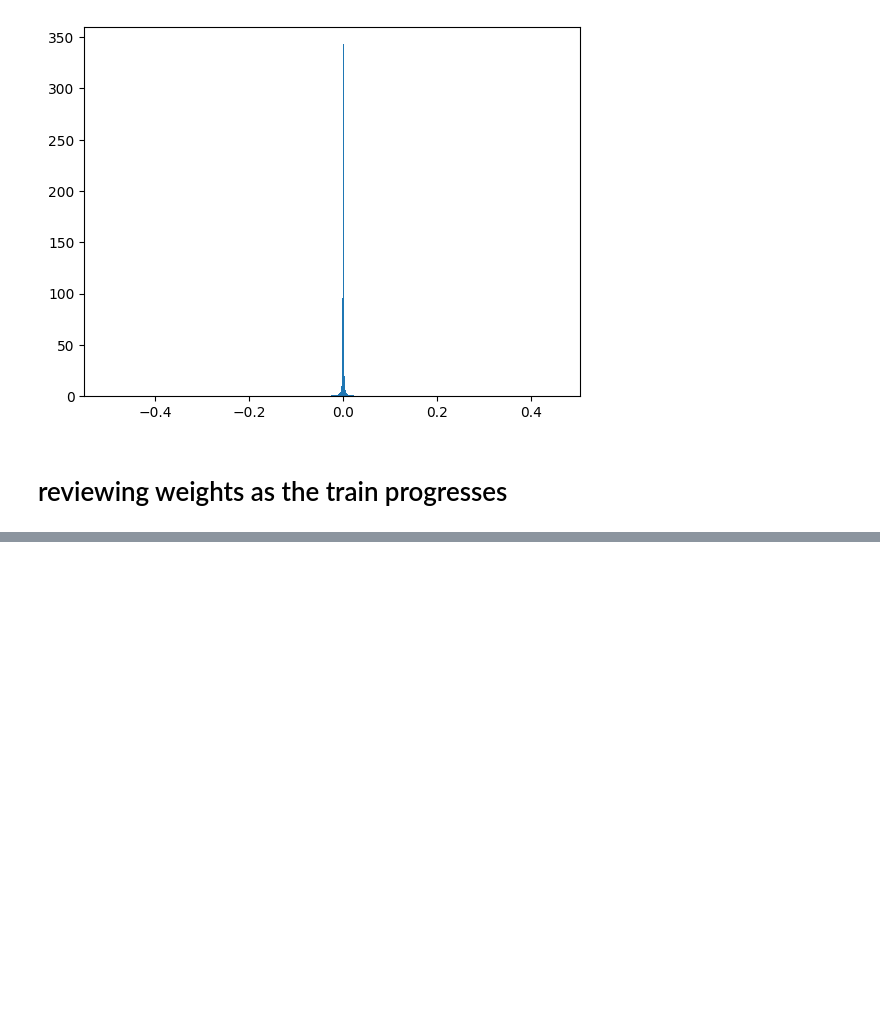
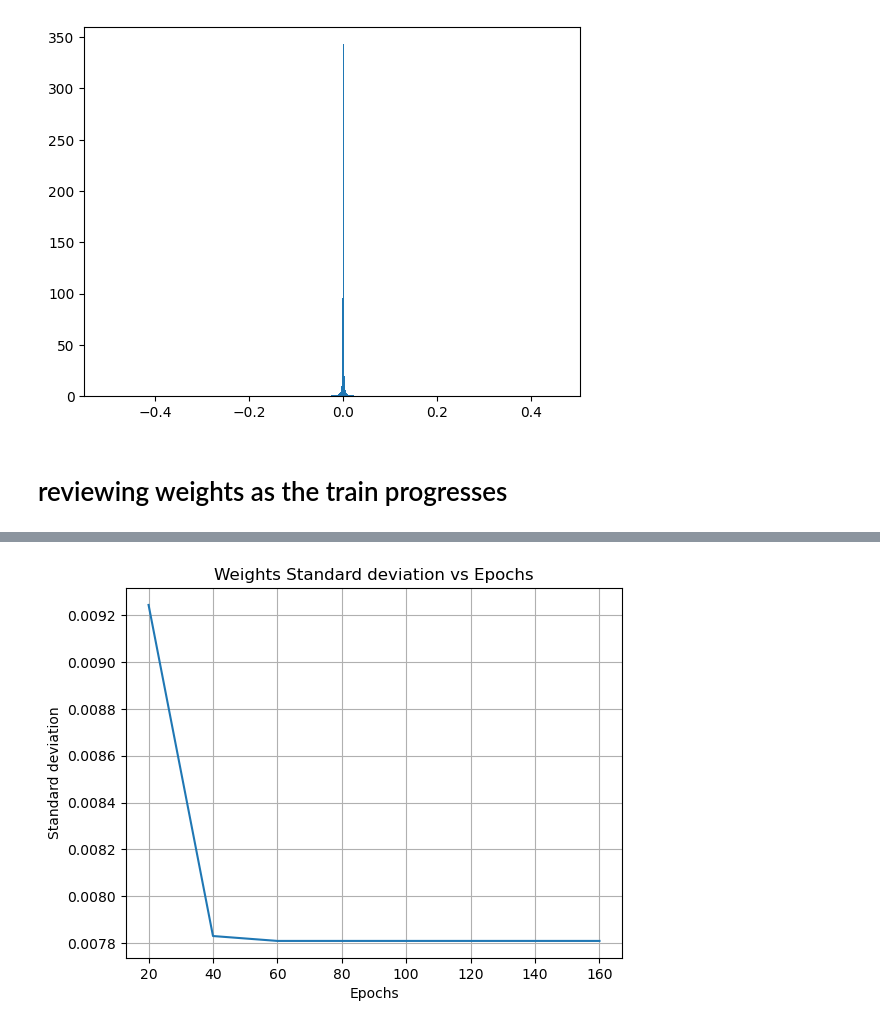
Before and after one commit to ceronvgabriel/MSc_Thesis_v2, a Jupyter notebook: weight_stats.ipynb, the cells around one changed output, grey strips where cells are left out. Drawn from its saved outputs; the diff is of its cells as text; code cells hidden in the pictures; blank space fills up the shorter version.

Commit message:
next progressive weight stats

```diff
--- a/weight_stats.ipynb
+++ b/weight_stats.ipynb
@@ -40,7 +40,11 @@ _=plt.hist(conv_w_flat, bins=500, density=True)
 # %%
 
 w_dict={}
-for i in range(1,21):
+w_dict["min"]=[]
+w_dict["max"]=[]
+w_dict["mean"]=[]
+w_dict["std"]=[]
+for i in range(1,161):
     if i%20==0:
         model=model_actions.load("checkpoints/bs_128_sch_plateau/bs_128_sch_plateau_epoch_"+str(i))
 
@@ -51,10 +55,7 @@ for i in range(1,21):
                     for j in i:
                         conv_w.append(j)
 
-        print(min(conv_w_flat))
-        print(max(conv_w_flat))
-        print(conv_w_flat.mean())
-        print(conv_w_flat.std())
+        conv_w_flat = np.array(conv_w).flatten()
 
         w_dict["min"].append(min(conv_w_flat))
         w_dict["max"].append(max(conv_w_flat))
@@ -64,0 +84,10 @@ FileNotFoundError: [Errno 2] No such file or directory: 'checkpoints/bs_128_sch_
+# %%
+x=np.array(range(1,9))*20
+plt.plot(x,w_dict["std"])
+plt.grid()
+plt.xlabel("Epochs")
+plt.ylabel("Standard deviation")
+plt.title("Weights Standard deviation vs Epochs")
+plt.show()
+# %% [output]
+[figure, added]
```
Also changed, not shown: parts of 3 cells of this notebook, 3 other files.
